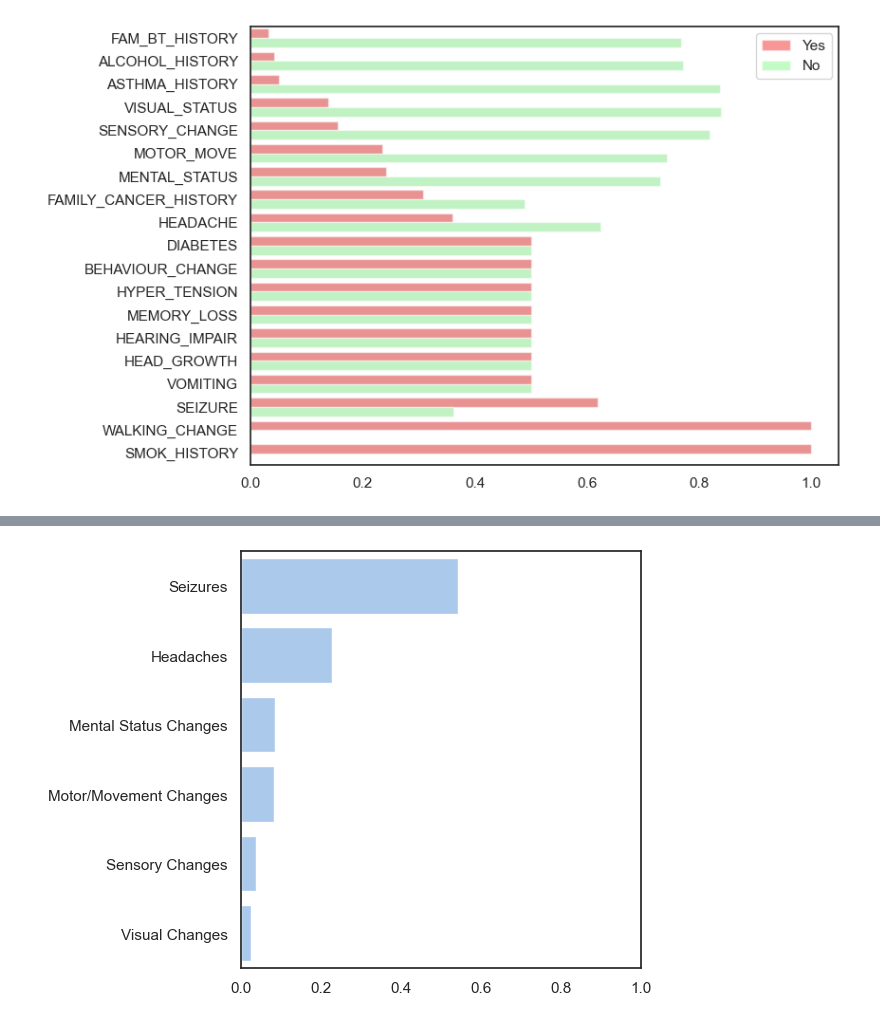
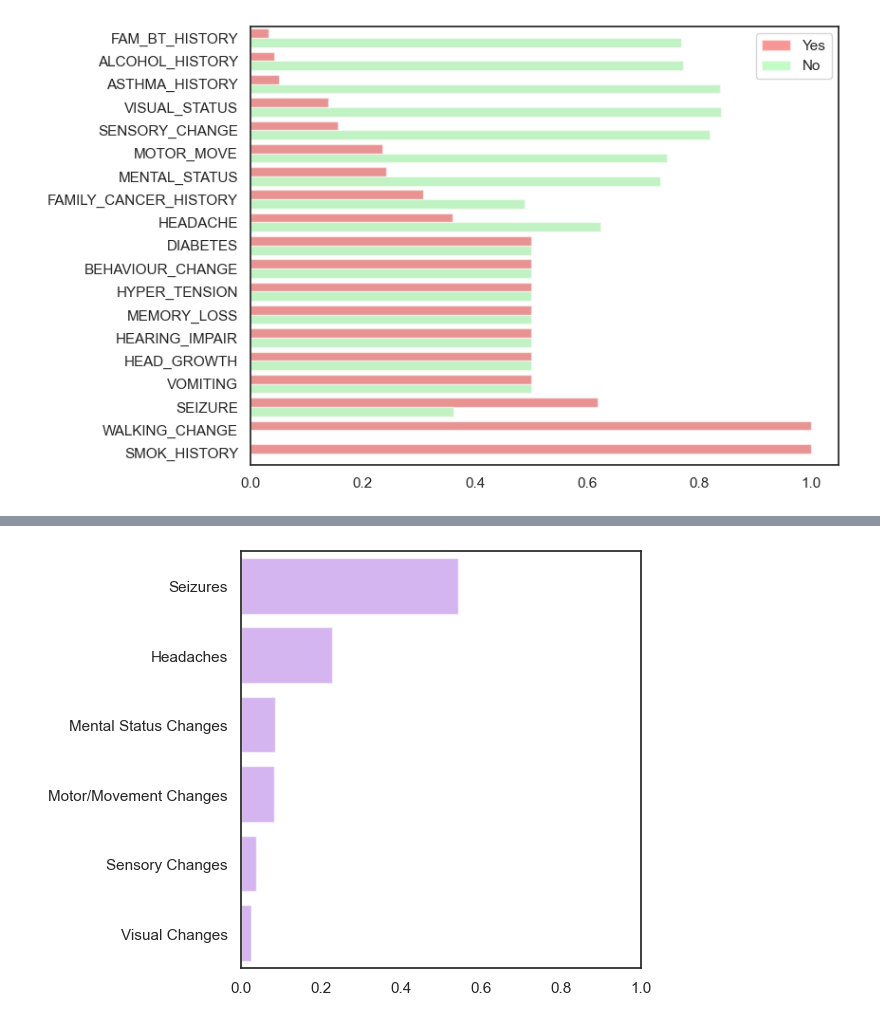
Before and after one commit to andreeriga/Scientific-Visualization-Magistrale, a Jupyter notebook: notebooks/brain.ipynb, the cells around one changed output, grey strips where cells are left out. Cells and saved outputs as stored; diff of their text form; code cells hidden in the pictures.

```diff
--- a/notebooks/brain.ipynb
+++ b/notebooks/brain.ipynb
@@ -291,16 +291,19 @@ fig.write_html("grafico.html")
 # %%
 df = pd.read_csv("../data/brain_tumor_dataset2.csv")[["FIRST_SYMPTOM"]]
 serie = df.value_counts(normalize=True)
 serie.sort_values(inplace=True, ascending=False)
-sns.set_color_codes("pastel")
-sns.barplot(x= serie.values, y= [x[0] for x in list(serie.index)], orient='h', color="b")
+# sns.set_color_codes("pastel")
+sns.barplot(x= serie.values, y= [x[0] for x in list(serie.index)], orient='h', color="#af58f5")
 plt.xlabel('')
 plt.ylabel('')
 plt.xlim(0, 1.0)
+ax = plt.gca()
+for patch in ax.patches:
+    patch.set_alpha(0.5)
 plt.tight_layout()
 plt.show()
 # %% [output]
-[figure, old version]
+[figure, new version]
 # %%
 df = pd.read_csv("../data/brain_tumor_dataset2.csv")[["GENDER","ETHINICITY","RACE"]]
 df = df[df["RACE"] != "Not reported"]
```
Also changed, not shown: parts of 4 cells of this notebook.
